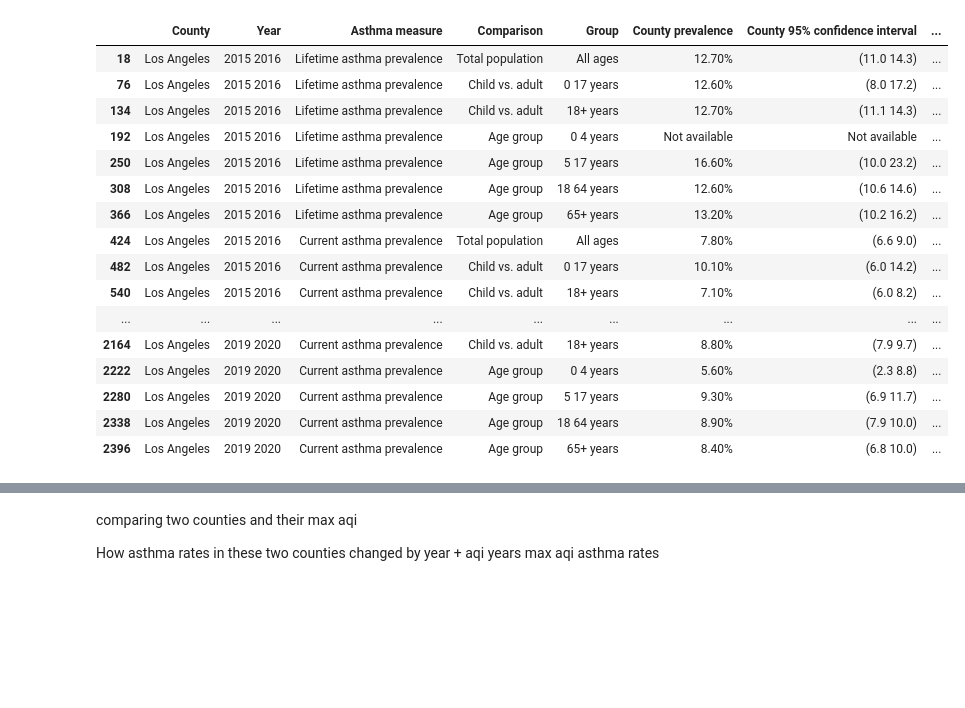
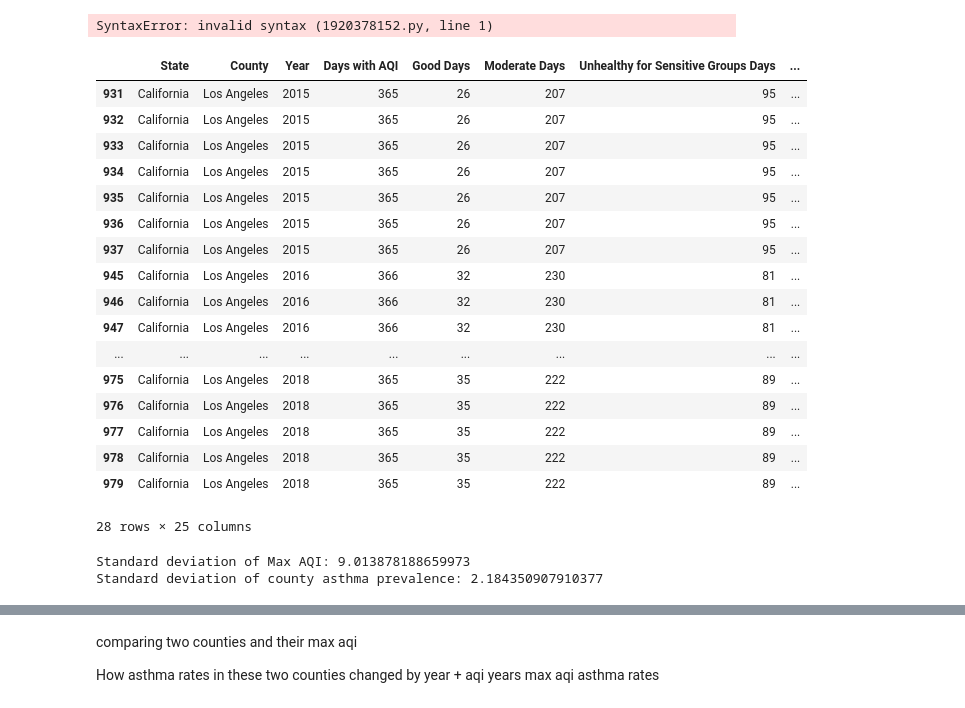
Before and after one commit to ENVS110a-SP23/group5-project, a Jupyter notebook: DataAnalysis.ipynb, the cells around one changed output, grey strips where cells are left out. Drawn from its saved outputs; the diff is of its cells as text; code cells hidden in the pictures; blank space fills up the shorter version.

```diff
--- a/DataAnalysis.ipynb
+++ b/DataAnalysis.ipynb
@@ -21,10 +22,14 @@ ca_asthma = asthma[asthmalist]
 
 ca_aqi2015 = aqi2015.loc[aqi2015['State']=='California',:].reset_index(drop=True)
 ca_aqi2016 = aqi2016.loc[aqi2016['State']=='California',:].reset_index(drop=True)
+ca_aqi2017 = aqi2017.loc[aqi2017['State']=='California',:].reset_index(drop=True)
+ca_aqi2018 = aqi2018.loc[aqi2018['State']=='California',:].reset_index(drop=True)
 
-ca_aqi = pd.concat([ca_aqi2015, ca_aqi2016], axis = 0)
+ca_aqi = pd.concat([ca_aqi2015, ca_aqi2016, ca_aqi2017, ca_aqi2018], axis = 0)
 ca_asthma2015 = ca_asthma.loc[ca_asthma['Year']=='2015 2016',:].reset_index(drop=True)
 
-print(ca_aqi.head())
-ca_asthma2015.head()
+ca_asthma2017 = ca_asthma.loc[ca_asthma['Year']=='2017 2018',:].reset_index(drop=True)
+
+asthmaAQI = pd.merge(ca_aqi, ca_asthma2015, on=['County', 'County'])
+asthmaAQI
 # %% [output]
@@ -53,0 +49,8 @@ ca_asthma2015.head()
+# %%
+asthmaAQI = asthmaAQI[asthmaAQI["Asthma measure"].str.contains("Current asthma prevalence")]
+asthmaAQI = asthmaAQI.replace('Not available', np.NaN)
+asthmaAQI['County prevalence'] = np.char.rstrip(asthmaAQI['County prevalence'].values.astype('U'), '%').astype(float)
+asthmaAQI = asthmaAQI[(asthmaAQI['Days with AQI'] >= 300) & (asthmaAQI['Days with AQI'] <= 370)]
+
+asthmaAQI.to_csv('asthmaAQI.csv', index=False)
+asthmaAQI.head()
@@ -54,20 +65,28 @@ ca_asthma2015.head()
+# %%
+asthmaAQI = asthmaAQI.rename(columns={'County prevalence': 'County_prevalence', 'Max AQI': 'Max_AQI', 'Year_x': 'Year'})
+# %%
+asthmaAQI['County_prevalence'].replace(., np.NaN)
+# %% [output]
+SyntaxError: invalid syntax (1920378152.py, line 1)
 # %%
-ca_asthma.loc[ca_asthma['County'] == 'Los Angeles']
+la_asthmaAQI = asthmaAQI.loc[asthmaAQI['County'] == 'Los Angeles']
+la_asthmaAQI
 # %% [output]
-|  | County | Year | Asthma measure | Comparison | Group | County prevalence | County 95% confidence interval | ... |
-| 18 | Los Angeles | 2015 2016 | Lifetime asthma prevalence | Total population | All ages | 12.70% | (11.0 14.3) | ... |
-| 76 | Los Angeles | 2015 2016 | Lifetime asthma prevalence | Child vs. adult | 0 17 years | 12.60% | (8.0 17.2) | ... |
-| 134 | Los Angeles | 2015 2016 | Lifetime asthma prevalence | Child vs. adult | 18+ years | 12.70% | (11.1 14.3) | ... |
-| 192 | Los Angeles | 2015 2016 | Lifetime asthma prevalence | Age group | 0 4 years | Not available | Not available | ... |
-| 250 | Los Angeles | 2015 2016 | Lifetime asthma prevalence | Age group | 5 17 years | 16.60% | (10.0 23.2) | ... |
-| 308 | Los Angeles | 2015 2016 | Lifetime asthma prevalence | Age group | 18 64 years | 12.60% | (10.6 14.6) | ... |
-| 366 | Los Angeles | 2015 2016 | Lifetime asthma prevalence | Age group | 65+ years | 13.20% | (10.2 16.2) | ... |
-| 424 | Los Angeles | 2015 2016 | Current asthma prevalence | Total population | All ages | 7.80% | (6.6 9.0) | ... |
-| 482 | Los Angeles | 2015 2016 | Current asthma prevalence | Child vs. adult | 0 17 years | 10.10% | (6.0 14.2) | ... |
-| 540 | Los Angeles | 2015 2016 | Current asthma prevalence | Child vs. adult | 18+ years | 7.10% | (6.0 8.2) | ... |
+|  | State | County | Year | Days with AQI | Good Days | Moderate Days | Unhealthy for Sensitive Groups Days | ... |
+| 931 | California | Los Angeles | 2015 | 365 | 26 | 207 | 95 | ... |
+| 932 | California | Los Angeles | 2015 | 365 | 26 | 207 | 95 | ... |
+| 933 | California | Los Angeles | 2015 | 365 | 26 | 207 | 95 | ... |
+| 934 | California | Los Angeles | 2015 | 365 | 26 | 207 | 95 | ... |
+| 935 | California | Los Angeles | 2015 | 365 | 26 | 207 | 95 | ... |
+| 936 | California | Los Angeles | 2015 | 365 | 26 | 207 | 95 | ... |
+| 937 | California | Los Angeles | 2015 | 365 | 26 | 207 | 95 | ... |
+| 945 | California | Los Angeles | 2016 | 366 | 32 | 230 | 81 | ... |
+| 946 | California | Los Angeles | 2016 | 366 | 32 | 230 | 81 | ... |
+| 947 | California | Los Angeles | 2016 | 366 | 32 | 230 | 81 | ... |
 | ... | ... | ... | ... | ... | ... | ... | ... | ... |
-| 2164 | Los Angeles | 2019 2020 | Current asthma prevalence | Child vs. adult | 18+ years | 8.80% | (7.9 9.7) | ... |
-| 2222 | Los Angeles | 2019 2020 | Current asthma prevalence | Age group | 0 4 years | 5.60% | (2.3 8.8) | ... |
-| 2280 | Los Angeles | 2019 2020 | Current asthma prevalence | Age group | 5 17 years | 9.30% | (6.9 11.7) | ... |
-| 2338 | Los Angeles | 2019 2020 | Current asthma prevalence | Age group | 18 64 years | 8.90% | (7.9 10.0) | ... |
-| 2396 | Los Angeles | 2019 2020 | Current asthma prevalence | Age group | 65+ years | 8.40% | (6.8 10.0) | ... |
+| 975 | California | Los Angeles | 2018 | 365 | 35 | 222 | 89 | ... |
+| 976 | California | Los Angeles | 2018 | 365 | 35 | 222 | 89 | ... |
+| 977 | California | Los Angeles | 2018 | 365 | 35 | 222 | 89 | ... |
+| 978 | California | Los Angeles | 2018 | 365 | 35 | 222 | 89 | ... |
+| 979 | California | Los Angeles | 2018 | 365 | 35 | 222 | 89 | ... |
+28 rows × 25 columns
@@ -73,0 +95,8 @@ ca_asthma.loc[ca_asthma['County'] == 'Los Angeles']
+# %%
+max_aqi_std = np.std(max_aqi)
+county_asthma_prevalence_std = np.std(county_asthma_prevalence)
+print('Standard deviation of Max AQI: {}'.format(max_aqi_std))
+print('Standard deviation of county asthma prevalence: {}'.format(county_asthma_prevalence_std))
+# %% [output]
+Standard deviation of Max AQI: 9.013878188659973
+Standard deviation of county asthma prevalence: 2.184350907910377
```
Also changed, not shown: parts of 8 cells of this notebook, 2 other files.
